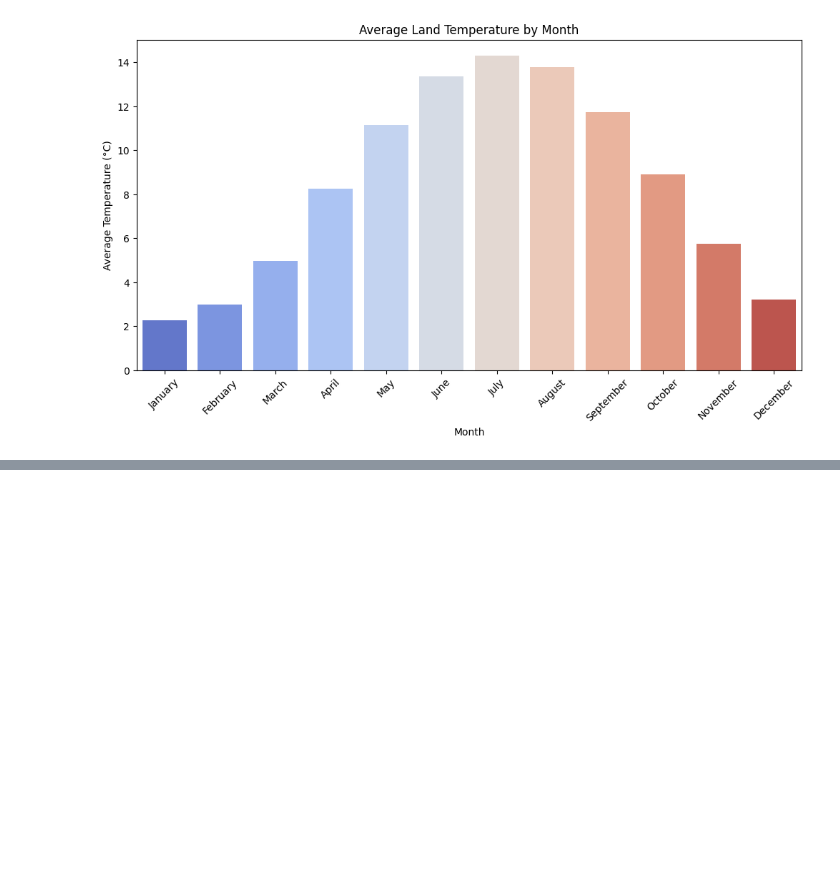
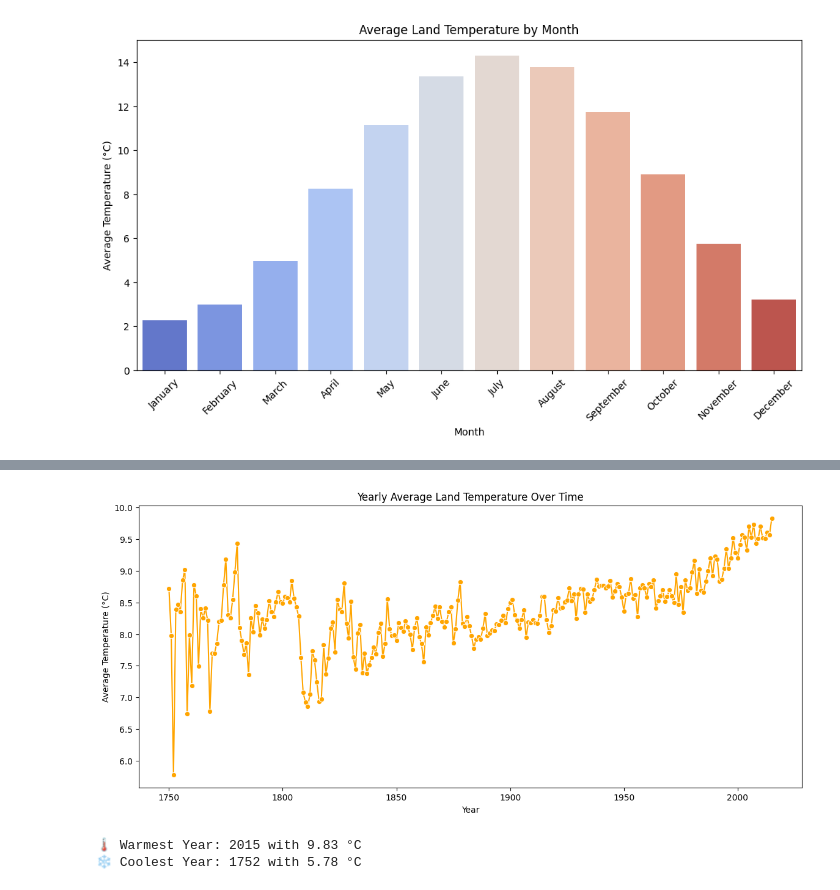
Before and after one commit to lalit1511/EDA_Projects, a Jupyter notebook: Climate_Change.ipynb, the cells around one changed output, grey strips where cells are left out. Saved outputs shown, nothing was run; the diff lists cells and outputs as text; code cells hidden in the pictures; blank space fills up the shorter version.

```diff
--- a/Climate_Change.ipynb
+++ b/Climate_Change.ipynb
@@ -245,0 +311,29 @@ Passing `palette` without assigning `hue` is deprecated and will be removed in v
+# %%
+#Plot Yearly Average Temperature Trend
+# Extract year from the datetime column
+df['year'] = df['dt'].dt.year
+
+# Group by year and calculate the mean temperature
+yearly_avg = df.groupby('year')['LandAverageTemperature'].mean().reset_index()
+
+# Plot
+plt.figure(figsize=(14,6))
+sns.lineplot(x='year', y='LandAverageTemperature', data=yearly_avg, marker='o', color='orange')
+plt.title('Yearly Average Land Temperature Over Time')
+plt.xlabel('Year')
+plt.ylabel('Average Temperature (°C)')
+plt.show()
+# %% [output]
+[figure, added]
+# %%
+# Find the year with the highest average temperature
+warmest_year = yearly_avg.loc[yearly_avg['LandAverageTemperature'].idxmax()]
+
+# Find the year with the lowest average temperature
+coolest_year = yearly_avg.loc[yearly_avg['LandAverageTemperature'].idxmin()]
+
+print(f"🌡️ Warmest Year: {int(warmest_year['year'])} with {warmest_year['LandAverageTemperature']:.2f} °C")
+print(f"❄️ Coolest Year: {int(coolest_year['year'])} with {coolest_year['LandAverageTemperature']:.2f} °C")
+# %% [output]
+🌡️ Warmest Year: 2015 with 9.83 °C
+❄️ Coolest Year: 1752 with 5.78 °C
```
Also changed, not shown: parts of 4 cells of this notebook.
